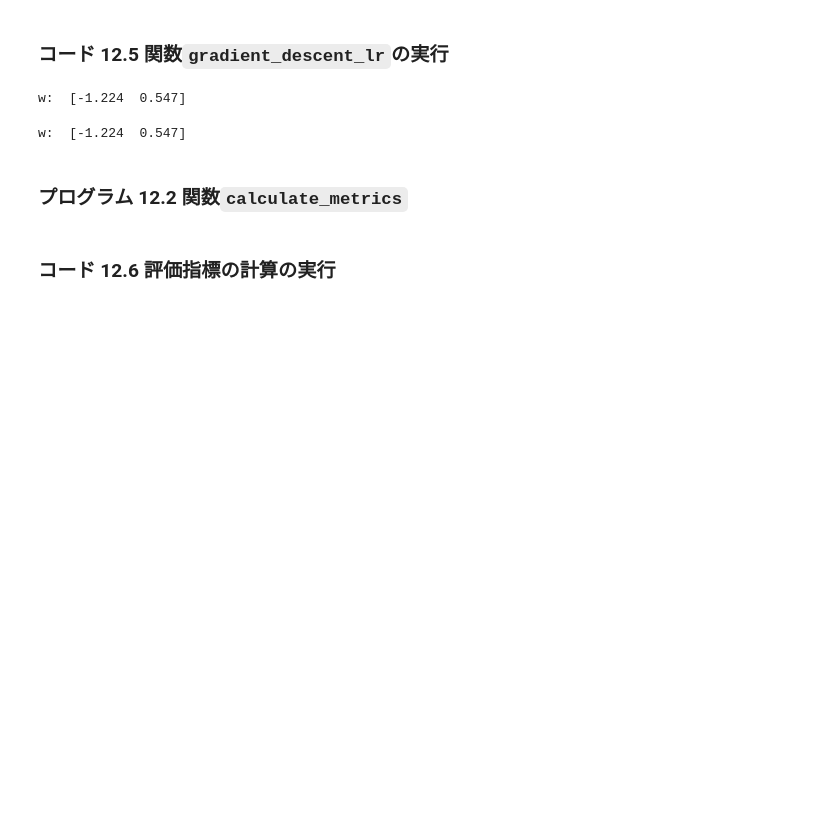
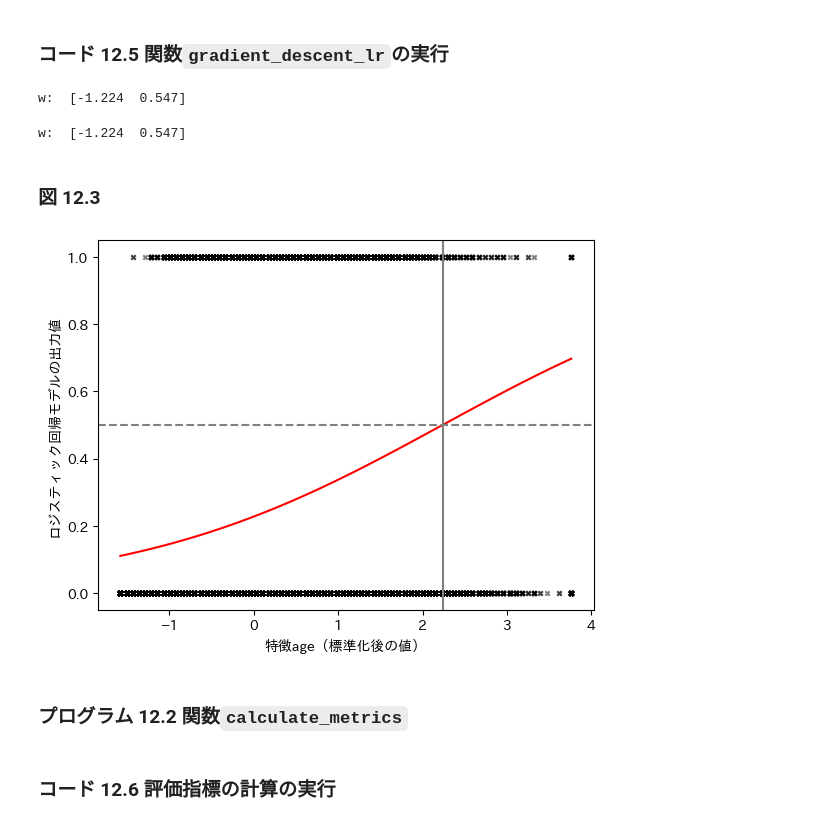
Before and after one commit to PythonDSBook/PythonDSBook, a Jupyter notebook: Chapter12.ipynb, the cells around one changed output. Saved outputs shown, nothing was run; the diff lists cells and outputs as text; code cells hidden in the pictures; blank space fills up the shorter version.

```diff
--- a/Chapter12.ipynb
+++ b/Chapter12.ipynb
@@ -135,6 +139,21 @@ w, history = gradient_descent_lr(X_train, y_train, eta, n_iter)
 print('w: ', np.round(w, 3))
 # %% [output]
 w:  [-1.224  0.547]
+# %% [markdown]
+### 図 12.3
+# %%
+X_plot = np.linspace(X_train.min(), X_train.max(), 100).reshape(-1,1)
+plt.plot(X_plot, sigmoid(w[1] * X_plot + w[0]), c='red')
+plt.scatter(X_train[:,1], y_train, label="data", s=10, c='k', marker='x', alpha=0.5)
+threshold = 0.5
+decision_boundary = -w[0] / w[1]
+plt.axvline(decision_boundary, color='gray')
+plt.axhline(threshold, color='gray', ls='dashed')
+plt.xlabel("特徴age（標準化後の値）")
+plt.ylabel("ロジスティック回帰モデルの出力値")
+plt.show()
+# %% [output]
+[figure, added]
 # %% [markdown]
 ### プログラム 12.2 関数`calculate_metrics`
 # %%
```
Also changed, not shown: parts of 7 cells of this notebook.
